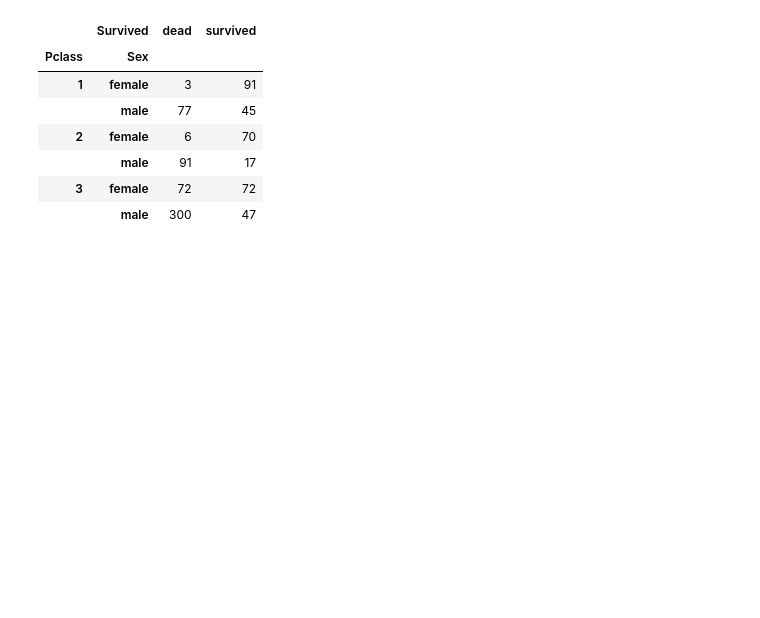
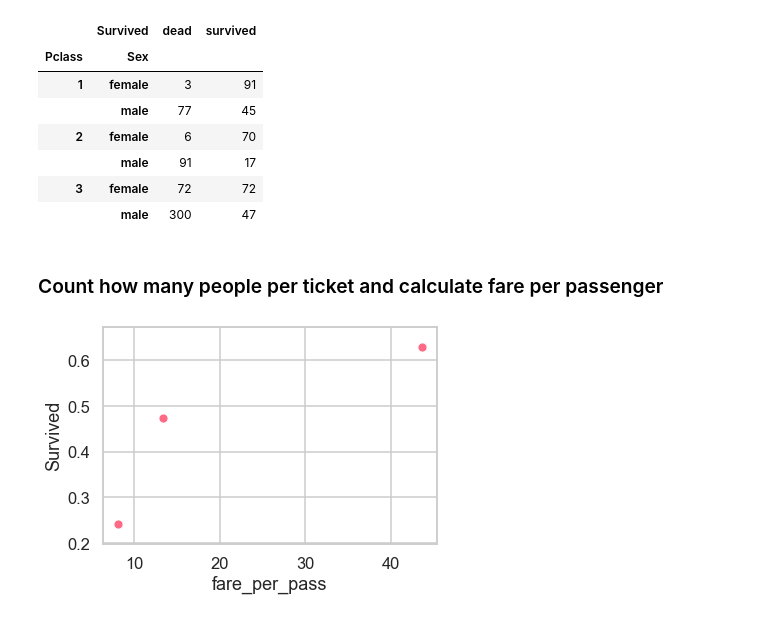
Before and after one commit to julisep/SPICEDbootcamp, a Jupyter notebook: Week_02/Titanic/exploratory_data_analysis.ipynb, the cells around one changed output. Cells and saved outputs as stored; diff of their text form; code cells hidden in the pictures; blank space fills up the shorter version.

```diff
--- a/Week_02/Titanic/exploratory_data_analysis.ipynb
+++ b/Week_02/Titanic/exploratory_data_analysis.ipynb
@@ -189,3 +189,14 @@ passengers_count
 |  | male | 91 | 17 |
 | 3 | female | 72 | 72 |
 |  | male | 300 | 47 |
+# %% [markdown]
+### Count how many people per ticket and calculate fare per passenger
+# %%
+ppticket = train.groupby('Ticket')['PassengerId'].count().to_dict() # number of passengers for each ticket as dict
+train['pass_ticket'] = train['Ticket'].replace(ppticket)
+train['fare_per_pass'] = train['Fare'] / train['pass_ticket'] # fare per passenger
+# %%
+fare_survive = train.groupby('Pclass')[['fare_per_pass', 'Survived']].mean()
+ax = sns.scatterplot(x='fare_per_pass', y='Survived', data=fare_survive)
+# %% [output]
+[figure, added]
```
Also changed, not shown: parts of 2 cells of this notebook, 10 other files.
